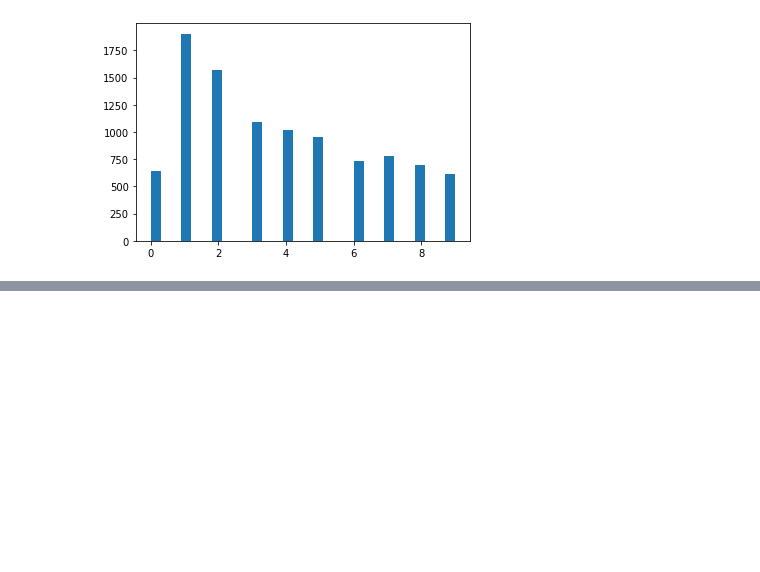
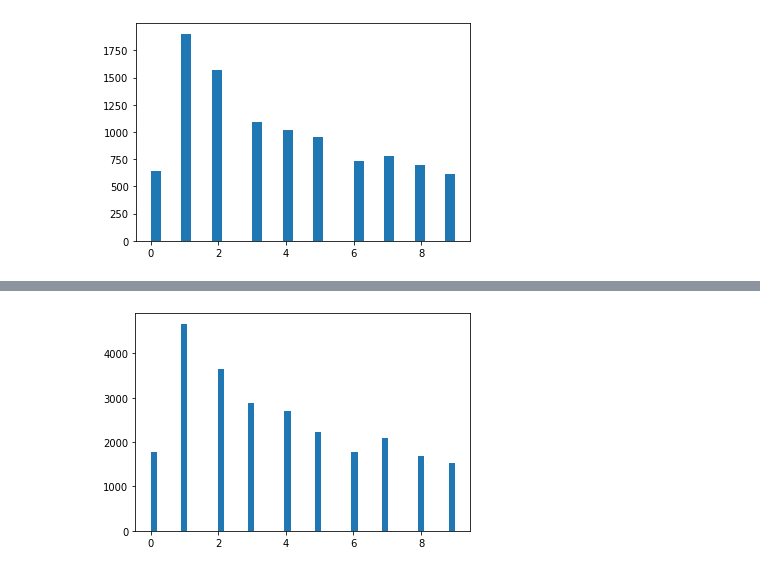
Before and after one commit to ivan-goldov/sirius, a Jupyter notebook: Sirius.ipynb, the cells around one changed output, grey strips where cells are left out. Cells and saved outputs as stored; diff of their text form; code cells hidden in the pictures; blank space fills up the shorter version.

```diff
--- a/Sirius.ipynb
+++ b/Sirius.ipynb
@@ -551,0 +557,6 @@ write_solution('solresnet.csv', predict(resnet18))
+# %%
+# получили, что распределение на тесте совпадает с распределением на трейне
+
+plt.hist(predict(resnet), bins=50);
+# %% [output]
+[figure, added]
```
Also changed, not shown: parts of 20 cells of this notebook.
